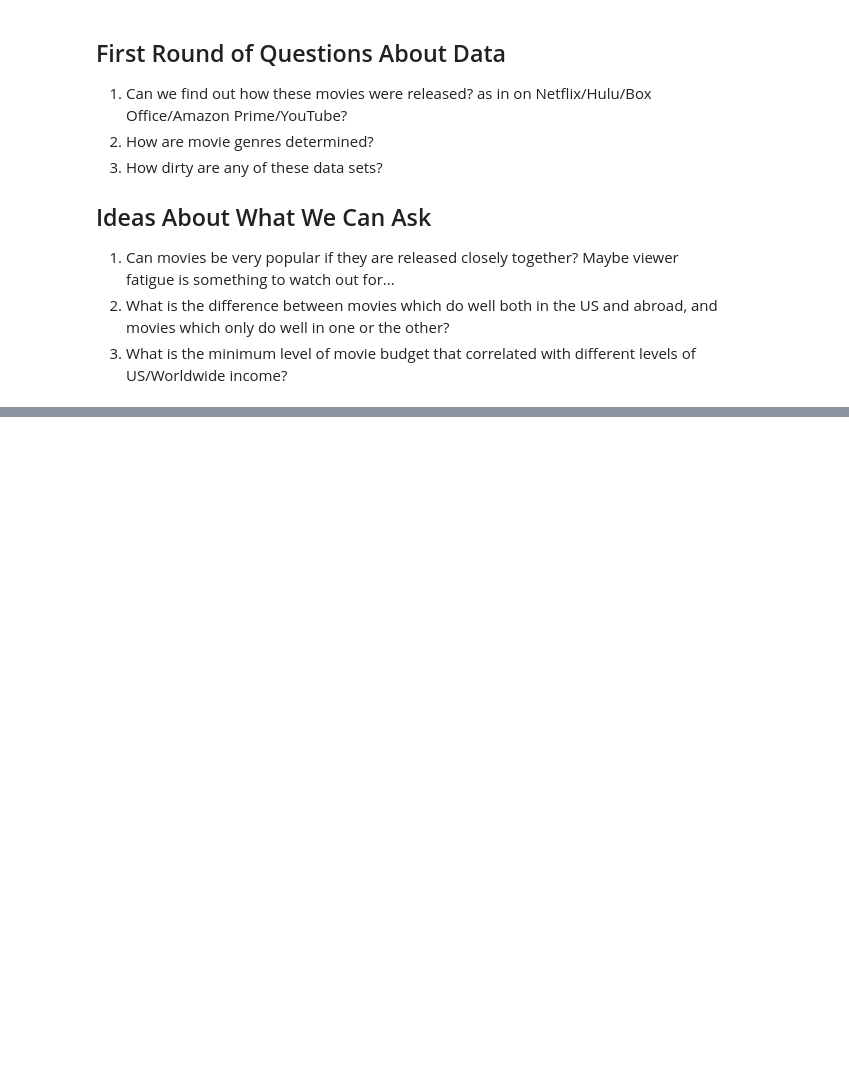
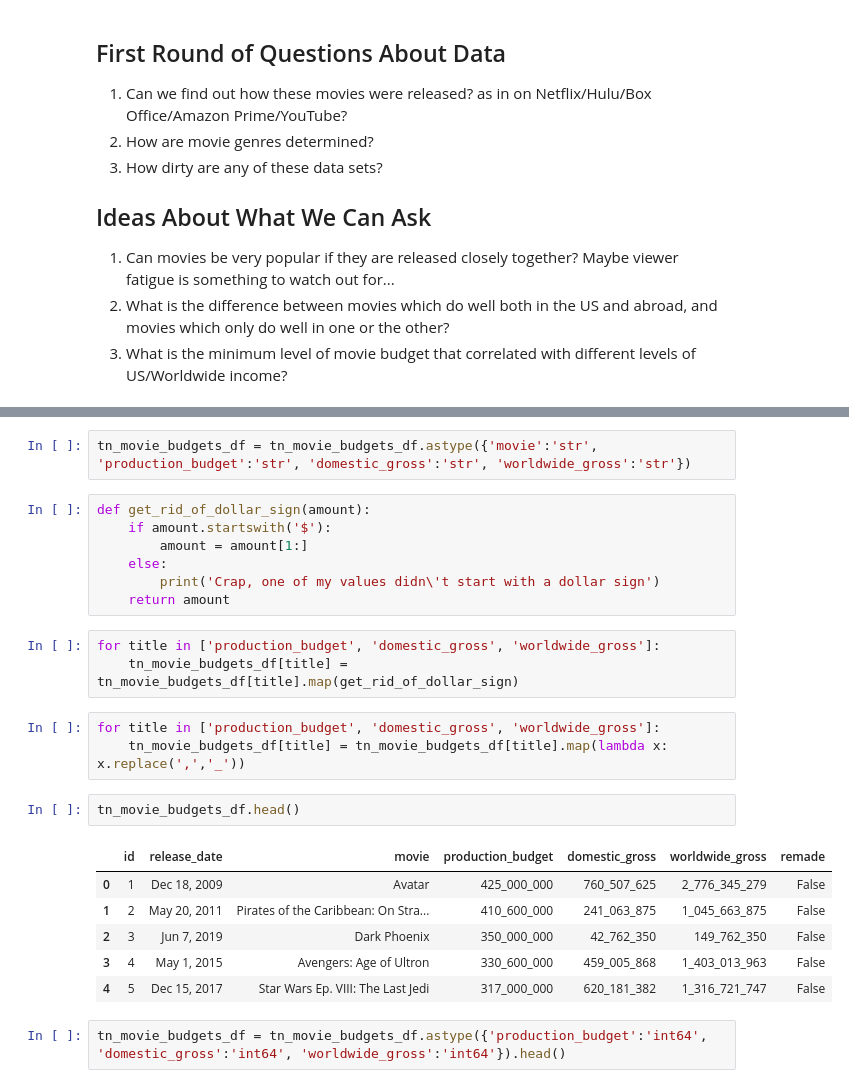
Before and after one commit to mishaberrien/Movie-Performance-Analysis, a Jupyter notebook: grab_and_explore_movie_data.ipynb, the cells around one changed output, grey strips where cells are left out. Drawn from its saved outputs; the diff is of its cells as text; blank space fills up the shorter version.

```diff
--- a/grab_and_explore_movie_data.ipynb
+++ b/grab_and_explore_movie_data.ipynb
@@ -165,0 +250,26 @@ tmdb_movies_df.head()
+# %%
+tn_movie_budgets_df = tn_movie_budgets_df.astype({'movie':'str', 'production_budget':'str', 'domestic_gross':'str', 'worldwide_gross':'str'})
+# %%
+def get_rid_of_dollar_sign(amount):
+    if amount.startswith('$'):
+        amount = amount[1:]
+    else:
+        print('Crap, one of my values didn\'t start with a dollar sign')
+    return amount
+# %%
+for title in ['production_budget', 'domestic_gross', 'worldwide_gross']:
+    tn_movie_budgets_df[title] = tn_movie_budgets_df[title].map(get_rid_of_dollar_sign)
+# %%
+for title in ['production_budget', 'domestic_gross', 'worldwide_gross']:
+    tn_movie_budgets_df[title] = tn_movie_budgets_df[title].map(lambda x: x.replace(',','_'))
+# %%
+tn_movie_budgets_df.head()
+# %% [output]
+|  | id | release_date | movie | production_budget | domestic_gross | worldwide_gross | remade |
+| 0 | 1 | Dec 18, 2009 | Avatar | 425_000_000 | 760_507_625 | 2_776_345_279 | False |
+| 1 | 2 | May 20, 2011 | Pirates of the Caribbean: On Stra... | 410_600_000 | 241_063_875 | 1_045_663_875 | False |
+| 2 | 3 | Jun 7, 2019 | Dark Phoenix | 350_000_000 | 42_762_350 | 149_762_350 | False |
+| 3 | 4 | May 1, 2015 | Avengers: Age of Ultron | 330_600_000 | 459_005_868 | 1_403_013_963 | False |
+| 4 | 5 | Dec 15, 2017 | Star Wars Ep. VIII: The Last Jedi | 317_000_000 | 620_181_382 | 1_316_721_747 | False |
+# %%
+tn_movie_budgets_df = tn_movie_budgets_df.astype({'production_budget':'int64', 'domestic_gross':'int64', 'worldwide_gross':'int64'}).head()
```
Also changed, not shown: parts of 17 cells of this notebook.
